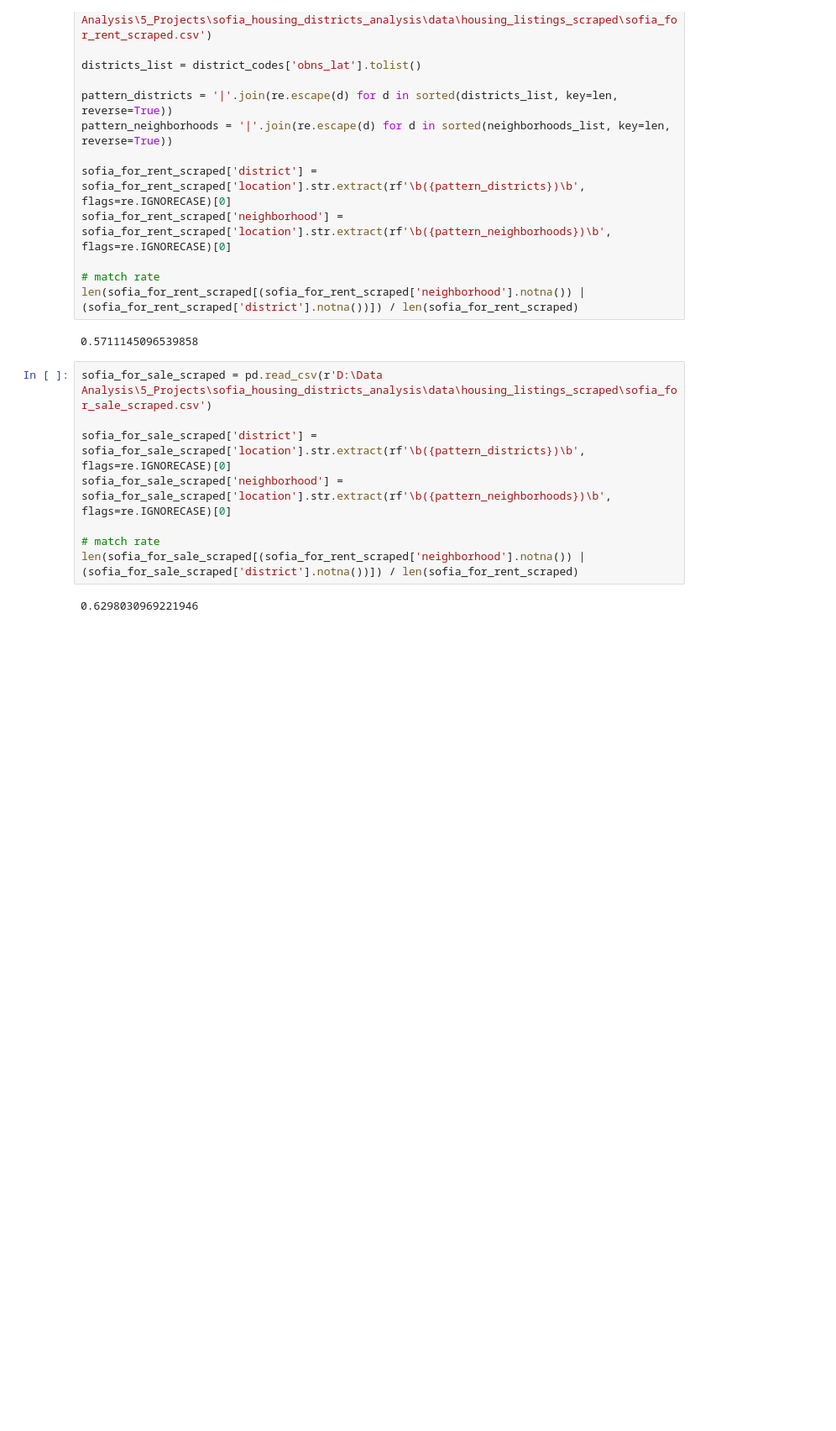
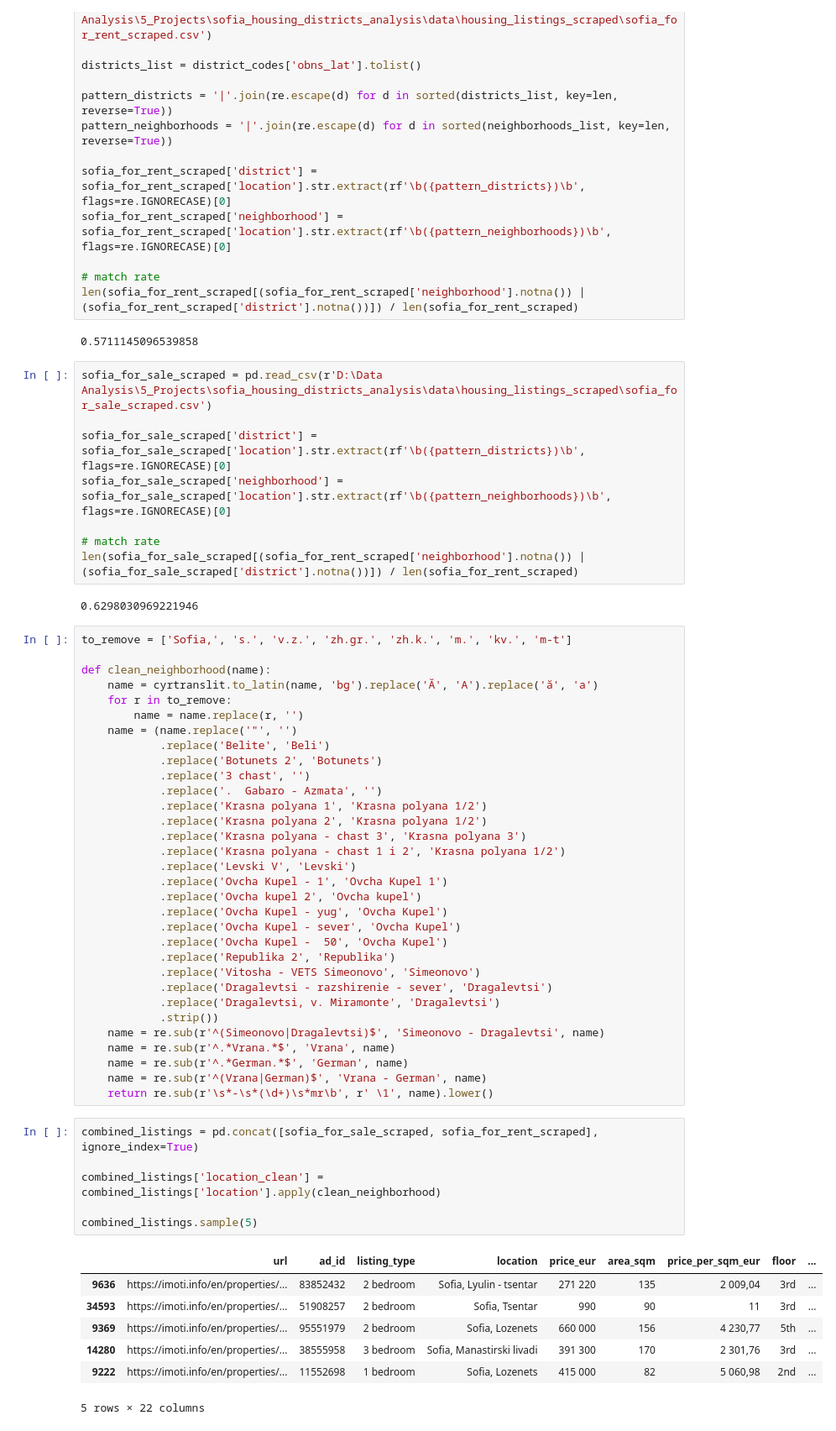
Before and after one commit to Andrii-Ostapchuk/sofia_housing_districts_analysis, a Jupyter notebook: src/exploration/district_mapping.ipynb, the cells around one changed output. Shown at 84% size. Drawn from its saved outputs; the diff is of its cells as text; blank space fills up the shorter version.

```diff
--- a/src/exploration/district_mapping.ipynb
+++ b/src/exploration/district_mapping.ipynb
@@ -72,3 +110,49 @@ sofia_for_sale_scraped['neighborhood'] = sofia_for_sale_scraped['location'].str.
 len(sofia_for_sale_scraped[(sofia_for_rent_scraped['neighborhood'].notna()) | (sofia_for_sale_scraped['district'].notna())]) / len(sofia_for_rent_scraped)
 # %% [output]
 0.6298030969221946
+# %%
+to_remove = ['Sofia,', 's.', 'v.z.', 'zh.gr.', 'zh.k.', 'm.', 'kv.', 'm-t']
+
+def clean_neighborhood(name):
+    name = cyrtranslit.to_latin(name, 'bg').replace('Ă', 'A').replace('ă', 'a')
+    for r in to_remove:
+        name = name.replace(r, '')
+    name = (name.replace('"', '')
+            .replace('Belite', 'Beli')
+            .replace('Botunets 2', 'Botunets')
+            .replace('3 chast', '')
+            .replace('.  Gabaro - Azmata', '')
+            .replace('Krasna polyana 1', 'Krasna polyana 1/2')
+            .replace('Krasna polyana 2', 'Krasna polyana 1/2')
+            .replace('Krasna polyana - chast 3', 'Krasna polyana 3')
+            .replace('Krasna polyana - chast 1 i 2', 'Krasna polyana 1/2')
+            .replace('Levski V', 'Levski')
+            .replace('Ovcha Kupel - 1', 'Ovcha Kupel 1')
+            .replace('Ovcha kupel 2', 'Ovcha kupel')
+            .replace('Ovcha Kupel - yug', 'Ovcha Kupel')
+            .replace('Ovcha Kupel - sever', 'Ovcha Kupel')
+            .replace('Ovcha Kupel -  50', 'Ovcha Kupel')
+            .replace('Republika 2', 'Republika')
+            .replace('Vitosha - VETS Simeonovo', 'Simeonovo')
+            .replace('Dragalevtsi - razshirenie - sever', 'Dragalevtsi')
+            .replace('Dragalevtsi, v. Miramonte', 'Dragalevtsi')
+            .strip())
+    name = re.sub(r'^(Simeonovo|Dragalevtsi)$', 'Simeonovo - Dragalevtsi', name)
+    name = re.sub(r'^.*Vrana.*$', 'Vrana', name)
+    name = re.sub(r'^.*German.*$', 'German', name)
+    name = re.sub(r'^(Vrana|German)$', 'Vrana - German', name)
+    return re.sub(r'\s*-\s*(\d+)\s*mr\b', r' \1', name).lower()
+# %%
+combined_listings = pd.concat([sofia_for_sale_scraped, sofia_for_rent_scraped], ignore_index=True)
+
+combined_listings['location_clean'] = combined_listings['location'].apply(clean_neighborhood)
+
+combined_listings.sample(5)
+# %% [output]
+|  | url | ad_id | listing_type | location | price_eur | area_sqm | price_per_sqm_eur | floor | ... |
+| 9636 | https://imoti.info/en/properties/... | 83852432 | 2 bedroom | Sofia, Lyulin - tsentar | 271 220 | 135 | 2 009,04 | 3rd | ... |
+| 34593 | https://imoti.info/en/properties/... | 51908257 | 2 bedroom | Sofia, Tsentar | 990 | 90 | 11 | 3rd | ... |
+| 9369 | https://imoti.info/en/properties/... | 95551979 | 2 bedroom | Sofia, Lozenets | 660 000 | 156 | 4 230,77 | 5th | ... |
+| 14280 | https://imoti.info/en/properties/... | 38555958 | 3 bedroom | Sofia, Manastirski livadi | 391 300 | 170 | 2 301,76 | 3rd | ... |
+| 9222 | https://imoti.info/en/properties/... | 11552698 | 1 bedroom | Sofia, Lozenets | 415 000 | 82 | 5 060,98 | 2nd | ... |
+5 rows × 22 columns
```
Also changed, not shown: parts of 9 cells of this notebook, 1 other file.
